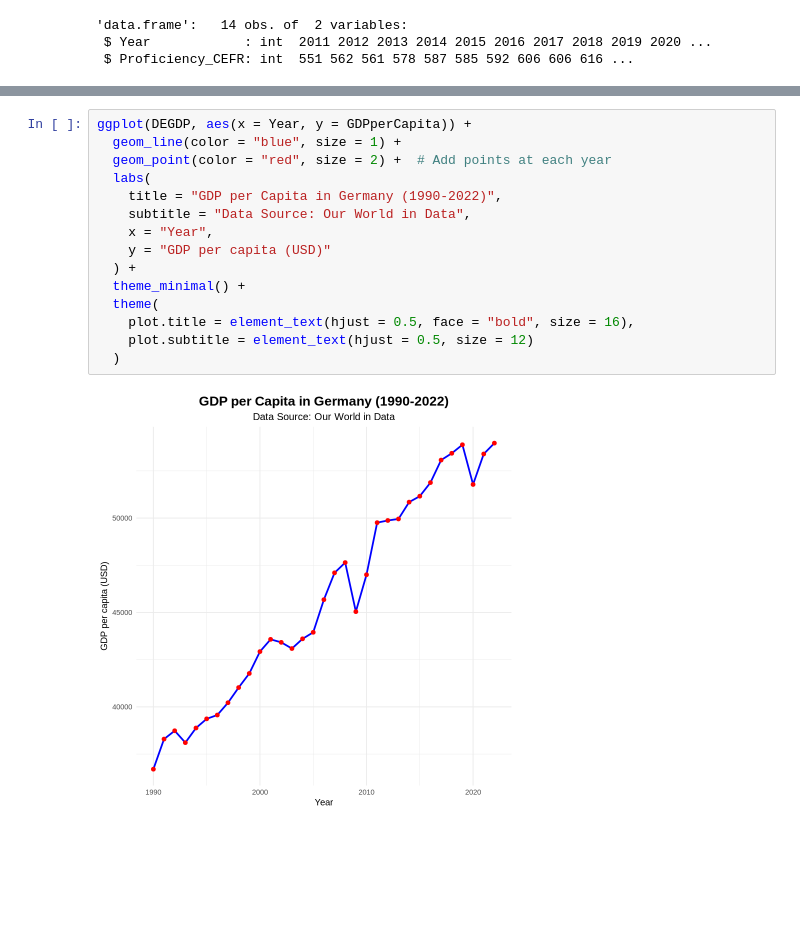
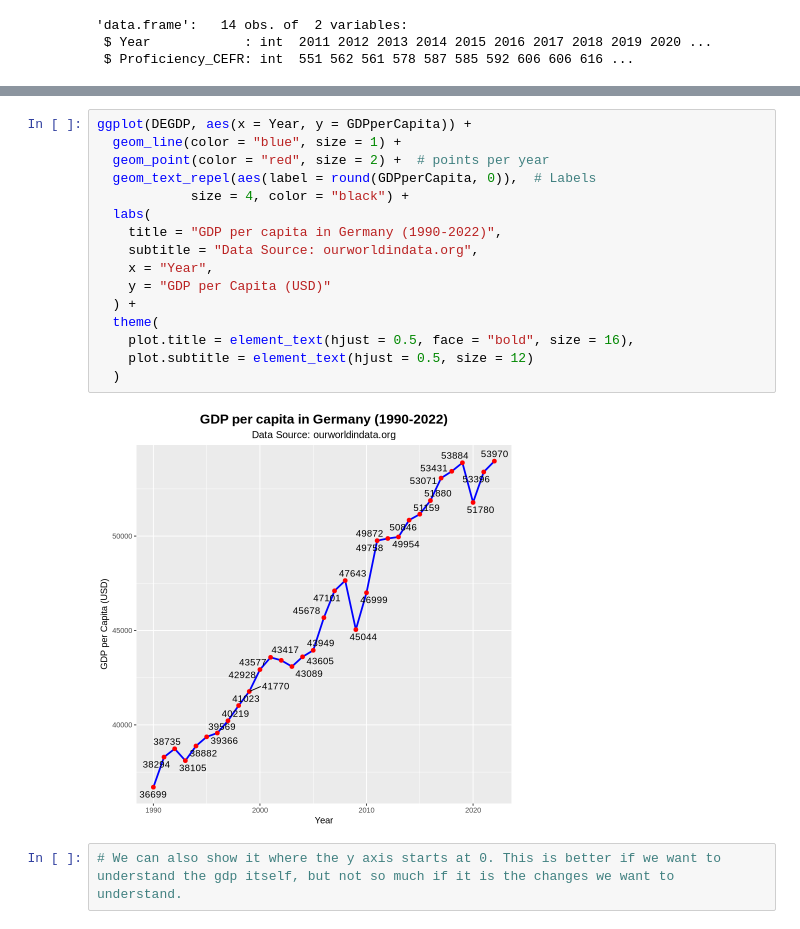
Before and after one commit to sssvint/cds-project, a Jupyter notebook: data/germany/germany_analysis_v1.ipynb, the cells around one changed output, grey strips where cells are left out. Drawn from its saved outputs; the diff is of its cells as text; blank space fills up the shorter version.

```diff
--- a/data/germany/germany_analysis_v1.ipynb
+++ b/data/germany/germany_analysis_v1.ipynb
@@ -99,20 +78,23 @@ ggplot(DEGDP, aes(x = Year, y = GDPperCapita)) +
-# %%
-ggplot(DEGDP, aes(x = Year, y = GDPperCapita)) +
-  geom_line(color = "blue", size = 1) +
-  geom_point(color = "red", size = 2) +  # Add points at each year
-  labs(
-    title = "GDP per Capita in Germany (1990-2022)",
-    subtitle = "Data Source: Our World in Data",
-    x = "Year",
-    y = "GDP per capita (USD)"
-  ) +
-  theme_minimal() +
-  theme(
-    plot.title = element_text(hjust = 0.5, face = "bold", size = 16),
-    plot.subtitle = element_text(hjust = 0.5, size = 12)
-  )
-# %% [output]
-[figure, removed]
+# %%
+ggplot(DEGDP, aes(x = Year, y = GDPperCapita)) +
+  geom_line(color = "blue", size = 1) +
+  geom_point(color = "red", size = 2) +  # points per year
+  geom_text_repel(aes(label = round(GDPperCapita, 0)),  # Labels
+            size = 4, color = "black") +
+  labs(
+    title = "GDP per capita in Germany (1990-2022)",
+    subtitle = "Data Source: ourworldindata.org",
+    x = "Year",
+    y = "GDP per Capita (USD)"
+  ) +
+  theme(
+    plot.title = element_text(hjust = 0.5, face = "bold", size = 16),
+    plot.subtitle = element_text(hjust = 0.5, size = 12)
+  )
+# %% [output]
+[figure, added]
+# %%
+# We can also show it where the y axis starts at 0. This is better if we want to understand the gdp itself, but not so much if it is the changes we want to understand.
 # %%
 ggplot(DEGDP, aes(x = Year, y = GDPperCapita)) +
   geom_line(color = "blue", size = 1) +
```
Also changed, not shown: parts of 15 cells of this notebook.
